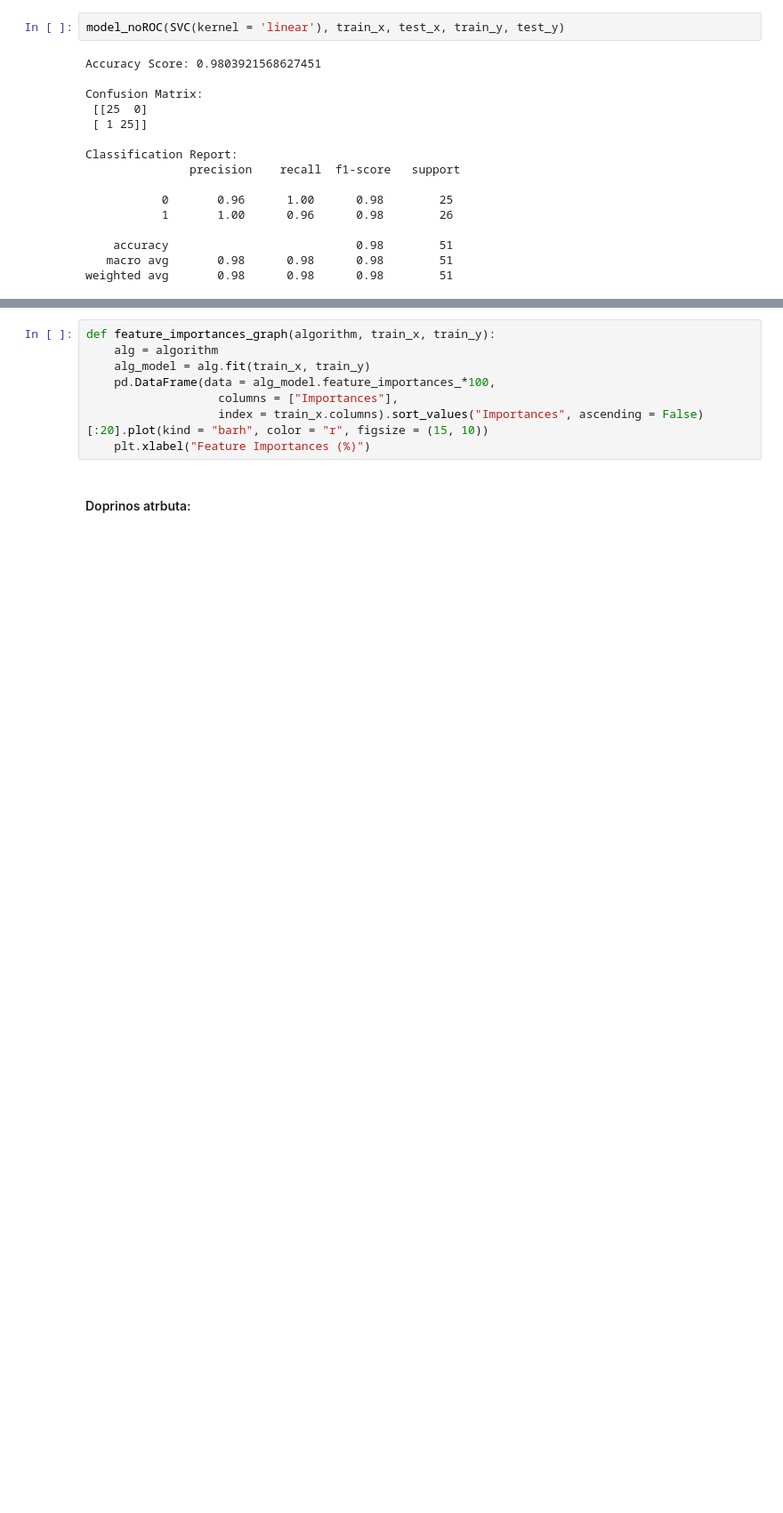
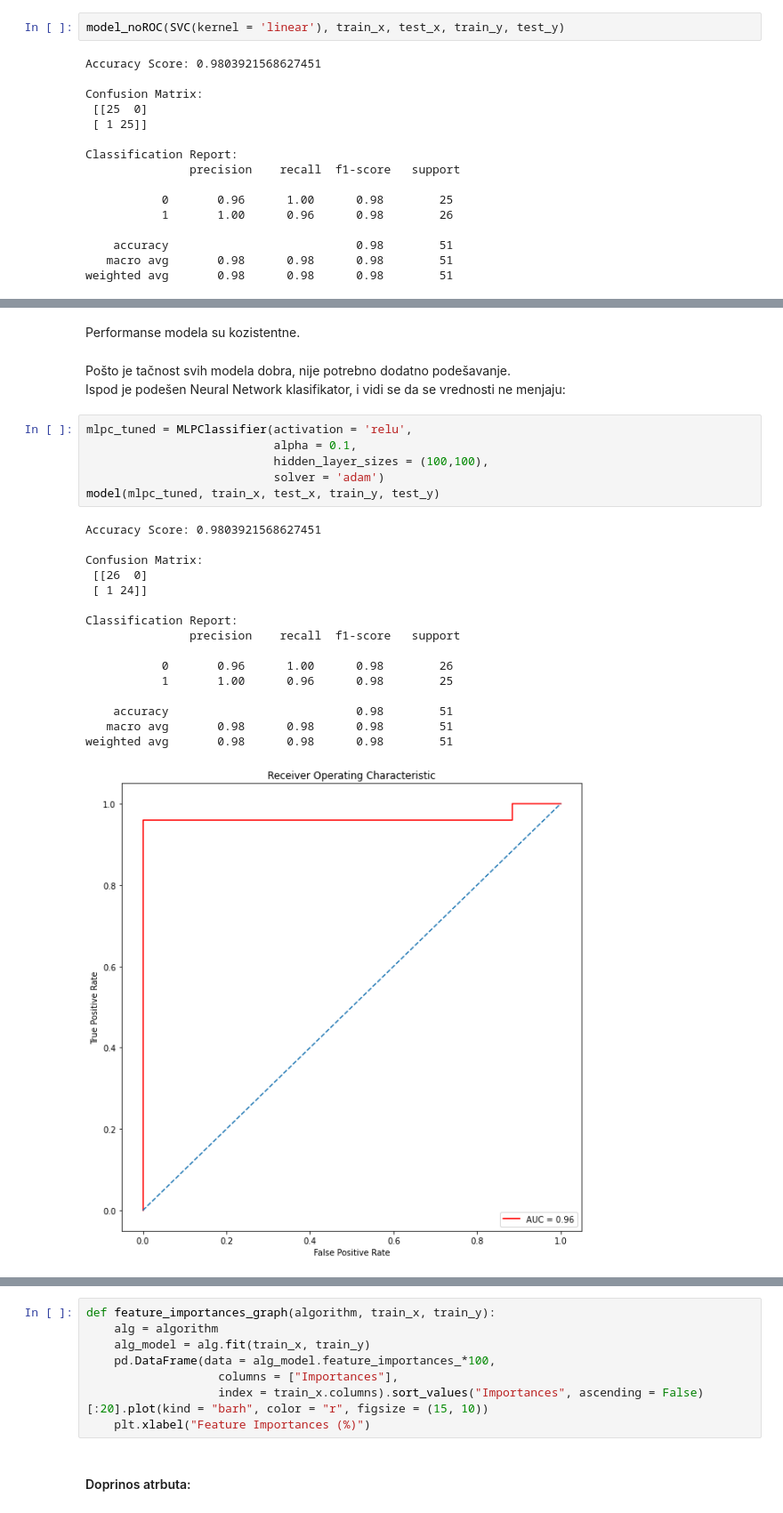
Before and after one commit to NinaLazarevic/DivorcePrediction, a Jupyter notebook: Divorce Prediction.ipynb, the cells around one changed output, grey strips where cells are left out. Shown at 89% size. Cells and saved outputs as stored; diff of their text form; blank space fills up the shorter version.

```diff
--- a/Divorce Prediction.ipynb
+++ b/Divorce Prediction.ipynb
@@ -545 +639,29 @@ weighted avg       0.98      0.98      0.98        51
+# %% [markdown]
+Performanse modela su kozistentne.
+# %% [markdown]
+Pošto je tačnost svih modela dobra, nije potrebno dodatno podešavanje.
+Ispod je podešen Neural Network klasifikator, i vidi se da se vrednosti ne menjaju:
+# %%
+mlpc_tuned = MLPClassifier(activation = 'relu',
+                           alpha = 0.1,
+                           hidden_layer_sizes = (100,100),
+                           solver = 'adam')
+model(mlpc_tuned, train_x, test_x, train_y, test_y)
+# %% [output]
+Accuracy Score: 0.9803921568627451
+
+Confusion Matrix:
+ [[26  0]
+ [ 1 24]]
+
+Classification Report:
+               precision    recall  f1-score   support
+
+           0       0.96      1.00      0.98        26
+           1       1.00      0.96      0.98        25
+
+    accuracy                           0.98        51
+   macro avg       0.98      0.98      0.98        51
+weighted avg       0.98      0.98      0.98        51
+[figure, added]
 # %% [markdown]
```
Also changed, not shown: parts of 53 cells of this notebook.
